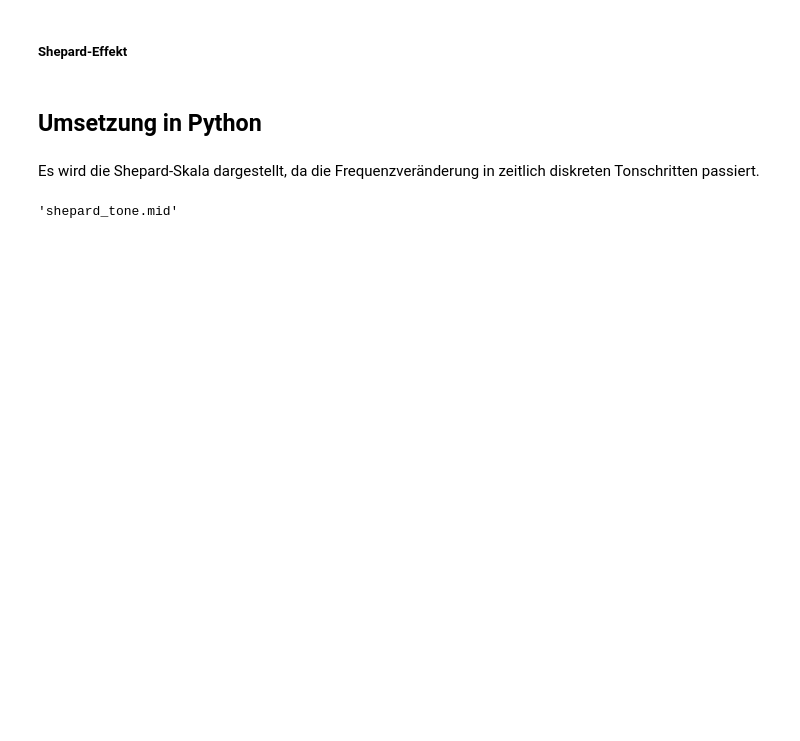
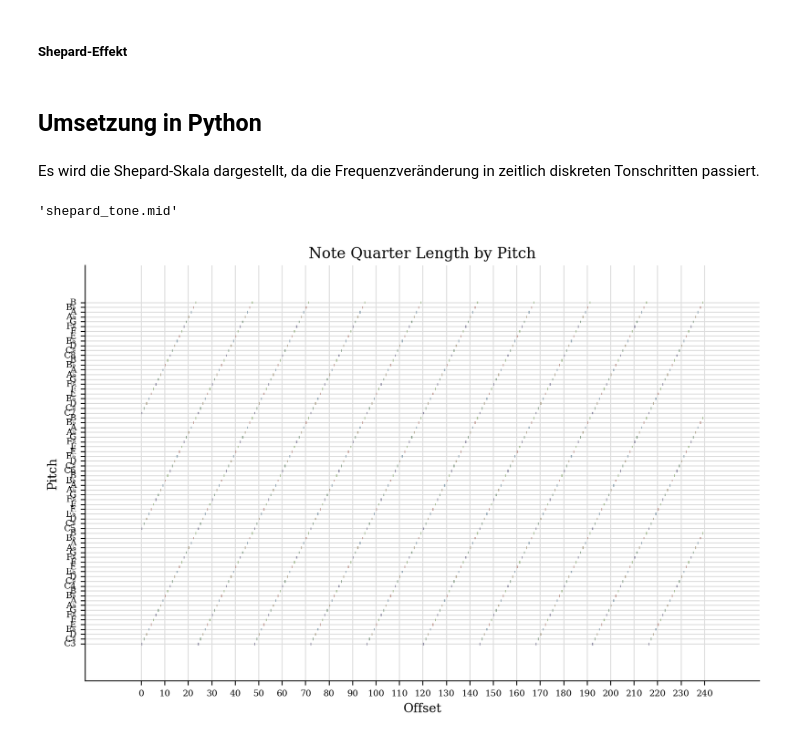
Before and after one commit to Stockhausen-Pablo/mmt_shepard_tone, a Jupyter notebook: main.ipynb, the cells around one changed output. Saved outputs shown, nothing was run; the diff lists cells and outputs as text; code cells hidden in the pictures; blank space fills up the shorter version.

Commit message:
plotting stream

```diff
--- a/main.ipynb
+++ b/main.ipynb
@@ -8,7 +8,7 @@ Es wird die Shepard-Skala dargestellt, da die Frequenzveränderung in zeitlich d
 import sys
 #!{sys.executable} -m pip install --upgrade music21
 
-from music21 import stream, instrument, scale, dynamics, pitch
+from music21 import stream, instrument, scale, dynamics, pitch, graph
 from music21.note import Note
 
 
@@ -20,7 +20,7 @@ def create_shepard_tone_parts(
     accelerator,
     volume_start,
     pos_time_incr,
-    input_instrument
+    output_instrument
 ):
     """Generate needed parts for shepard tone.
 
@@ -32,7 +32,7 @@ def create_shepard_tone_parts(
         accelerator (int): Factor, with which the volume is increased or decreased
         volume_start (int): Starting volume of the lower pitched track, that fades in
         pos_time_incr (float): Increment value with which the pos_time gets increased
-        input_instrument (music21.instrument): Instrument object that will be used to create the sound
+        output_instrument (music21.instrument): Instrument object that will be used to create the sound
     Returns:
         list of stream parts
     """
@@ -43,9 +43,9 @@ def create_shepard_tone_parts(
     part_low = stream.Part(id='Low')
 
     # Insert Instruments
-    part_high.insert(0, input_instrument)
-    part_constant.insert(0, input_instrument)
-    part_low.insert(0, input_instrument)
+    part_high.insert(0, output_instrument)
+    part_constant.insert(0, output_instrument)
+    part_low.insert(0, output_instrument)
 
     # Create Scales
     # https://github.com/jsundram/music21/blob/master/music21/scale.py
@@ -97,33 +97,43 @@ def create_shepard_tone_parts(
             decrement_volume -= accelerator
 
     return [part_low, part_constant, part_high]
 
 # Constants
 loop_length = 10
 note_length = 0.5 # How long should the note be played for (time)
 
 volume_start = 10 # Value between 0...127, see https://web.mit.edu/music21/doc/moduleReference/moduleVolume.html#music21.volume.Volume.velocity
 accelerator = 3 # Choose smaller a value, we recommend a value between 1:10
 
 pos_time_incr = 1.0 # Lower this value if you want to speed up the tracks, vice versa if you want to slow it down.
 
+# Set output instrument
+# For alternatives, see: https://web.mit.edu/music21/doc/moduleReference/moduleInstrument.html
+output_instrument = instrument.Piano()
+
+
 parts_list = create_shepard_tone_parts(
     stream,
     'C2',
     loop_length,
     note_length,
     accelerator,
     volume_start,
     pos_time_incr,
-    instrument.Piano()
+    output_instrument
 )
 
 shepard_stream = stream.Stream(parts_list)
 
 # For further debugging information
-# print(shepard_stream.show('text'))
-# Try to print graphic
+#print(shepard_stream.show())
+
+#
+p = graph.plot.HorizontalBarPitchSpaceOffset(shepard_stream)
+p.run()
+p.write("stream_plot.png")
 
 shepard_stream.write('midi', 'shepard_tone.mid')
 # %% [output]
 'shepard_tone.mid'
+[figure, added]
```
Also changed, not shown: 1 other file.
